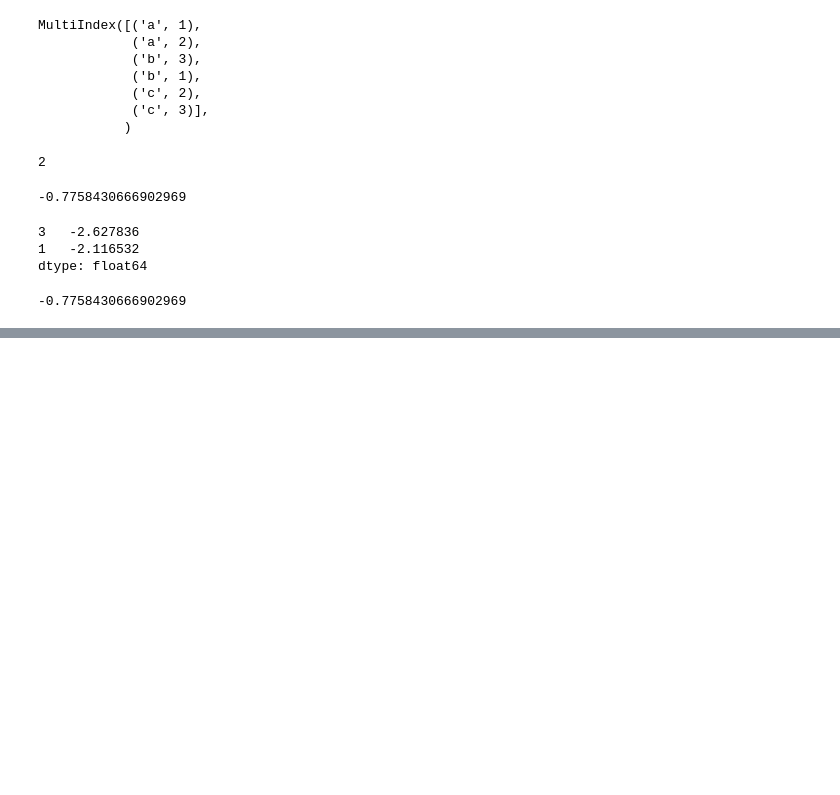
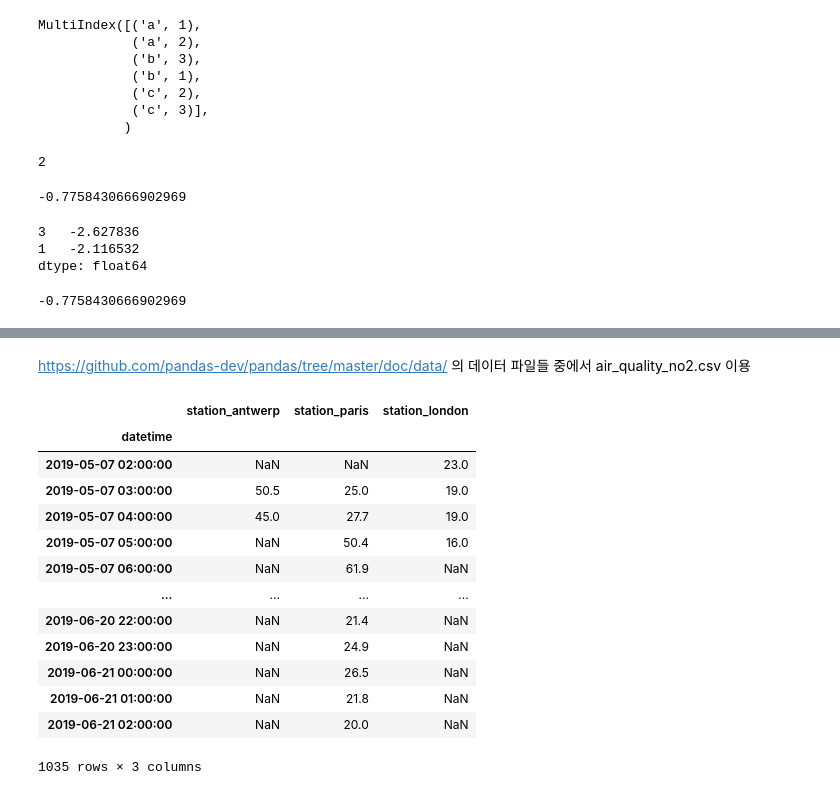
Before and after one commit to JakeOh/202007_itw_bd18, a Jupyter notebook: lab_python/python55_multi_index.ipynb, the cells around one changed output, grey strips where cells are left out. Cells and saved outputs as stored; diff of their text form; code cells hidden in the pictures; blank space fills up the shorter version.

```diff
--- a/lab_python/python55_multi_index.ipynb
+++ b/lab_python/python55_multi_index.ipynb
@@ -75,0 +343,26 @@ s.loc[('a', 2)]
+# %% [markdown]
+https://github.com/pandas-dev/pandas/tree/master/doc/data/ 의 데이터 파일들 중에서 air_quality_no2.csv 이용
+# %%
+no2_data = 'https://github.com/pandas-dev/pandas/raw/master/doc/data/air_quality_no2.csv'
+
+# no2_df = pd.read_csv(no2_data)
+# no2_df.set_index(keys='datetime')
+
+# set_index를 read_csv를 하면서 동시에 수행.
+no2_df = pd.read_csv(no2_data, index_col='datetime')
+no2_df
+# %% [output]
+|  | station_antwerp | station_paris | station_london |
+| datetime |  |  |  |
+| 2019-05-07 02:00:00 | NaN | NaN | 23.0 |
+| 2019-05-07 03:00:00 | 50.5 | 25.0 | 19.0 |
+| 2019-05-07 04:00:00 | 45.0 | 27.7 | 19.0 |
+| 2019-05-07 05:00:00 | NaN | 50.4 | 16.0 |
+| 2019-05-07 06:00:00 | NaN | 61.9 | NaN |
+| ... | ... | ... | ... |
+| 2019-06-20 22:00:00 | NaN | 21.4 | NaN |
+| 2019-06-20 23:00:00 | NaN | 24.9 | NaN |
+| 2019-06-21 00:00:00 | NaN | 26.5 | NaN |
+| 2019-06-21 01:00:00 | NaN | 21.8 | NaN |
+| 2019-06-21 02:00:00 | NaN | 20.0 | NaN |
+1035 rows × 3 columns
```
Also changed, not shown: parts of 33 cells of this notebook.
